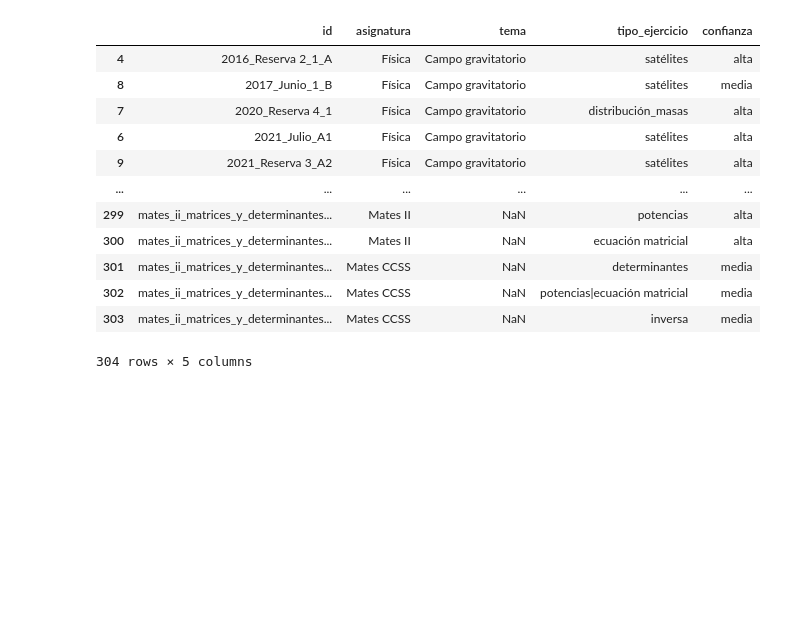
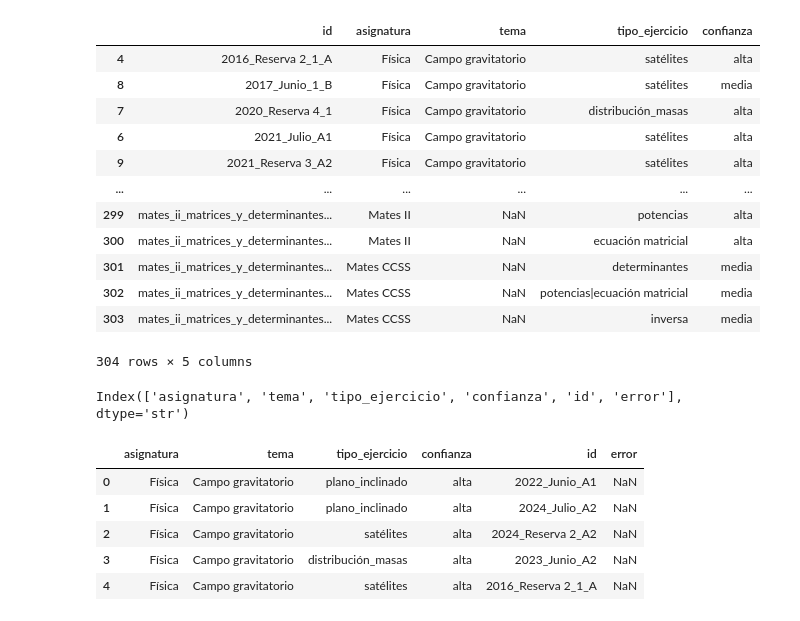
Before and after one commit to chusk2/clasificador_selectividad, a Jupyter notebook: jupyter notebooks/api_call.ipynb, the cells around one changed output. Cells and saved outputs as stored; diff of their text form; code cells hidden in the pictures; blank space fills up the shorter version.

```diff
--- a/jupyter notebooks/api_call.ipynb
+++ b/jupyter notebooks/api_call.ipynb
@@ -125,3 +125,16 @@ df_out
 | 302 | mates_ii_matrices_y_determinantes... | Mates CCSS | NaN | potencias|ecuación matricial | media |
 | 303 | mates_ii_matrices_y_determinantes... | Mates CCSS | NaN | inversa | media |
 304 rows × 5 columns
+# %%
+df.columns
+# %% [output]
+Index(['asignatura', 'tema', 'tipo_ejercicio', 'confianza', 'id', 'error'], dtype='str')
+# %%
+df.head()
+# %% [output]
+|  | asignatura | tema | tipo_ejercicio | confianza | id | error |
+| 0 | Física | Campo gravitatorio | plano_inclinado | alta | 2022_Junio_A1 | NaN |
+| 1 | Física | Campo gravitatorio | plano_inclinado | alta | 2024_Julio_A2 | NaN |
+| 2 | Física | Campo gravitatorio | satélites | alta | 2024_Reserva 2_A2 | NaN |
+| 3 | Física | Campo gravitatorio | distribución_masas | alta | 2023_Junio_A2 | NaN |
+| 4 | Física | Campo gravitatorio | satélites | alta | 2016_Reserva 2_1_A | NaN |
```
Also changed, not shown: parts of 6 cells of this notebook, 1 other file.
